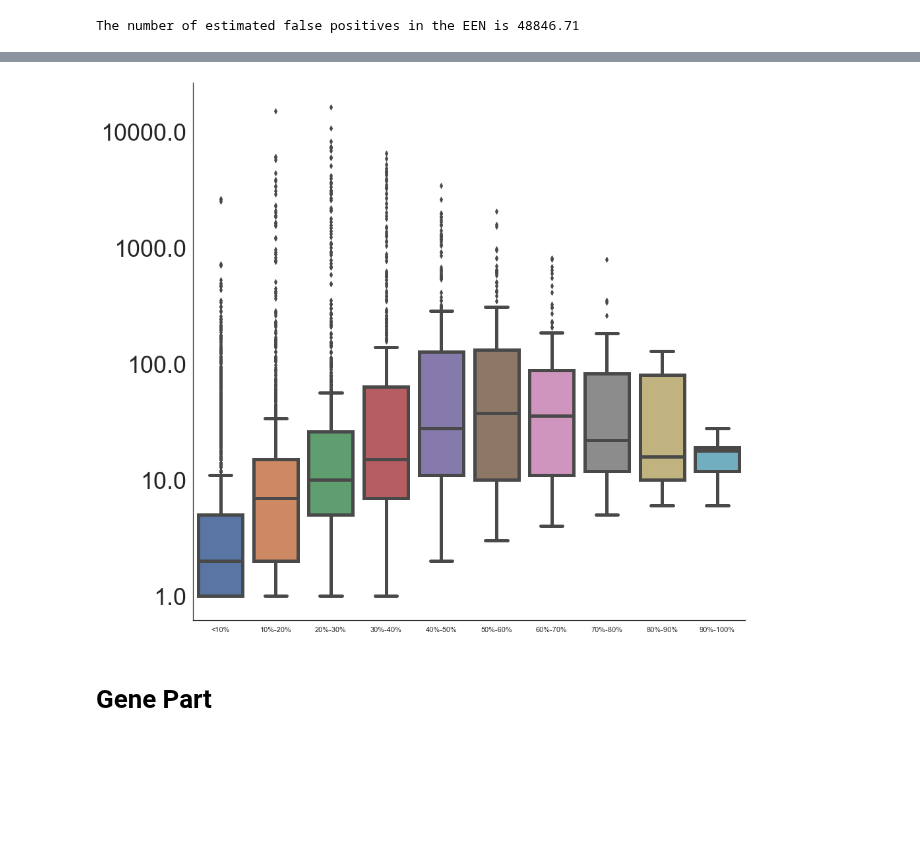
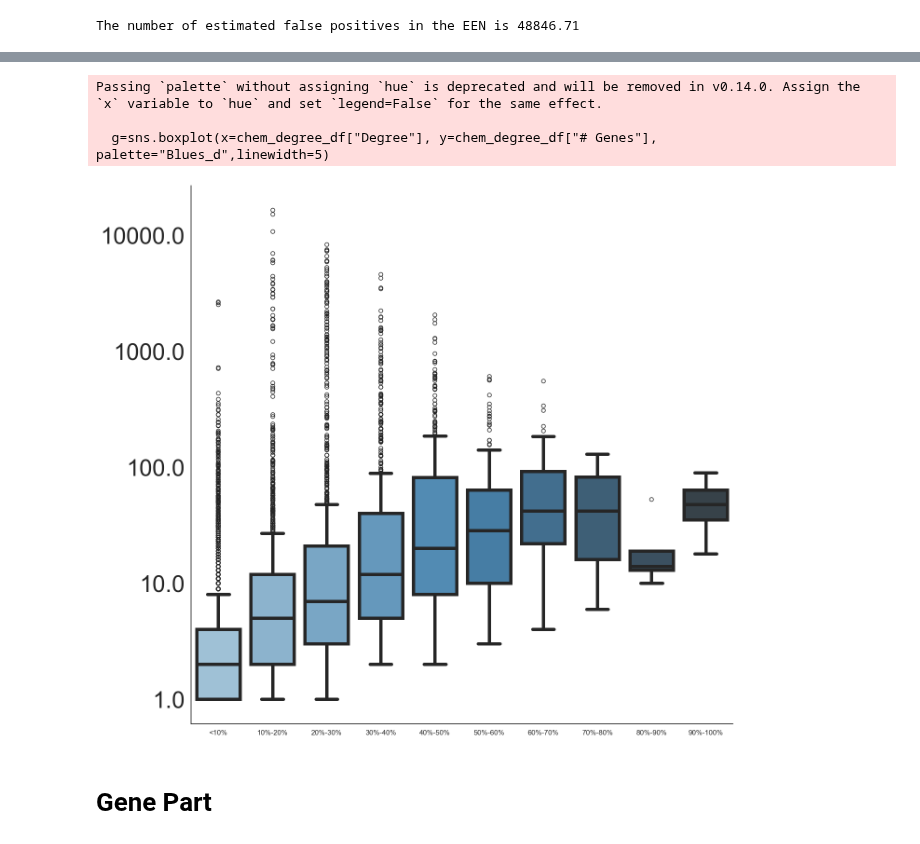
Before and after one commit to menchelab/Exposome, a Jupyter notebook: Exp_fin_2_EEN_GGN_definition.ipynb, the cells around one changed output, grey strips where cells are left out. Drawn from its saved outputs; the diff is of its cells as text; code cells hidden in the pictures; blank space fills up the shorter version.

```diff
--- a/Exp_fin_2_EEN_GGN_definition.ipynb
+++ b/Exp_fin_2_EEN_GGN_definition.ipynb
@@ -204,19 +203,12 @@ for alpha_t in fdr_threshold:
         backbone_exp_graph_significant = nx.Graph([(u, v, d) for u, v, d in weighted_exp_graph_significant_dif.edges(data=True) if d['alpha'] < alpha_b])   #let's apply the backboning threshold approach
         comb_threshold_dict_nodes["fdr_"+str(alpha_t),"backbone_"+str(alpha_b)]=backbone_exp_graph_significant.number_of_nodes()
         comb_threshold_dict_edges["fdr_"+str(alpha_t),"backbone_"+str(alpha_b)]=backbone_exp_graph_significant.number_of_edges()
-# %%
-with open('intermidiate/comb_threshold_dict_nodes_EEN_ji.pickle', 'wb') as handle:
-    pk.dump(comb_threshold_dict_nodes, handle, protocol=pk.HIGHEST_PROTOCOL)
-
-with open('intermidiate/comb_threshold_dict_edges_EEN_ji.pickle', 'wb') as handle:
-    pk.dump(comb_threshold_dict_edges, handle, protocol=pk.HIGHEST_PROTOCOL)
 # %%
-
-with open('intermediate/comb_threshold_dict_nodes_EEN_ji.pickle', 'rb') as handle:
-    comb_threshold_dict_nodes_EEN_ji = pk.load(handle)
-
-with open('intermediate/comb_threshold_dict_edges_EEN_ji.pickle', 'rb') as handle:
-    comb_threshold_dict_edges_EEN_ji = pk.load(handle)
+#Let's write the results in the intermidiate folder
+with open('intermediate/post_rev_comb_threshold_dict_edges_EEN_ji.pickle', 'wb') as handle:
+    pk.dump(comb_threshold_dict_edges, handle, protocol=pk.HIGHEST_PROTOCOL)
+with open('intermediate/post_rev_comb_threshold_dict_nodes_EEN_ji.pickle', 'wb') as handle:
+    pk.dump(comb_threshold_dict_nodes, handle, protocol=pk.HIGHEST_PROTOCOL)
 # %%
 with open('intermediate/post_rev_comb_threshold_dict_nodes_EEN_ji.pickle', 'rb') as handle:
     comb_threshold_dict_nodes_EEN_ji = pk.load(handle)
@@ -395,7 +357,6 @@ final_backbone_exp_graph_significant_combo_df.to_csv('output/final_backbone_exp_
 # %%
 #Let's import the final EEN
-final_backbone_exp_graph_significant_combo_df = pd.read_csv("output/final_backbone_exp_graph_significant_combo_ji_df.tsv", sep="\t",index_col=0)
-backbone_ss_exposure_network = nx.from_pandas_edgelist(final_backbone_exp_graph_significant_combo_df, 'Exp A', 'Exp B')
+backbone_ss_exposure_network = nx.read_weighted_edgelist("output/backbone_exp_graph_significant_weighted.edgelist")
 # %%
 #Extract degrees from the EEN
 degrees_EEN = [x[1] for x in  nx.degree(backbone_ss_exposure_network)]
@@ -535,7 +501,7 @@ from scipy import stats
 #Let's check whether there is a correlation between the number of perturbed genes and the number of connections in the EEN
 deg_list=[]
 len_genelist=[]
-for chem,deg in backbone_exp_graph_significant_sort.items():
+for chem,deg in backbone_ss_exposure_network_degree_sort.items():
     deg_list.append(deg)
     len_genelist.append(len(chem_gene_cleaned[chem]))
 
@@ -650,36 +616,39 @@ for i in chem_list_9:
 
 for i in chem_list_10:
     chem_list_tot.append(i)
     group_list.append("90%-100%")
 
 
 chem_degree_df = pd.DataFrame(columns = column_names)
 chem_degree_df["# Genes"]=chem_list_tot
 chem_degree_df["Degree"]=group_list
 
 import seaborn as sns
 import matplotlib.pyplot as plt
 
 fig, ax = plt.subplots(figsize=(15, 15))
 sns.set(style="white")
 
-g=sns.boxplot(x=chem_degree_df["Degree"], y=chem_degree_df["# Genes"], linewidth=5)
+g=sns.boxplot(x=chem_degree_df["Degree"], y=chem_degree_df["# Genes"], palette="Blues_d",linewidth=5)
 #ax = sns.barplot(x="louvain Iteration", y="z-score lcc", data=EEN_louvain_com_df,
 #                 palette="Blues_d")
 g.set_yscale("log")
 
 ax.set_xlabel("",fontsize=32)
 ax.set_ylabel("",fontsize=32)
 ax.spines['top'].set_visible(False)
 ax.spines['right'].set_visible(False)
 ax.spines['bottom'].set_visible(True)
 ax.spines['left'].set_visible(True)
 ax.set_yticklabels(ax.get_yticks(), size = 36)
-#plt.savefig('output/Figures/SF2A.pdf',format='pdf',dpi=300, bbox_inches = "tight")
+plt.savefig('output/Figures/SF2E_v01_post_rev.pdf',format='pdf',dpi=300, bbox_inches = "tight")
 
 plt.show()
 # %% [output]
+Passing `palette` without assigning `hue` is deprecated and will be removed in v0.14.0. Assign the `x` variable to `hue` and set `legend=False` for the same effect.
+
+  g=sns.boxplot(x=chem_degree_df["Degree"], y=chem_degree_df["# Genes"], palette="Blues_d",linewidth=5)
-[figure, old version]
+[figure, new version]
 # %% [markdown]
 Gene Part
 ===
```
Also changed, not shown: parts of 40 cells of this notebook, 1 other file.
